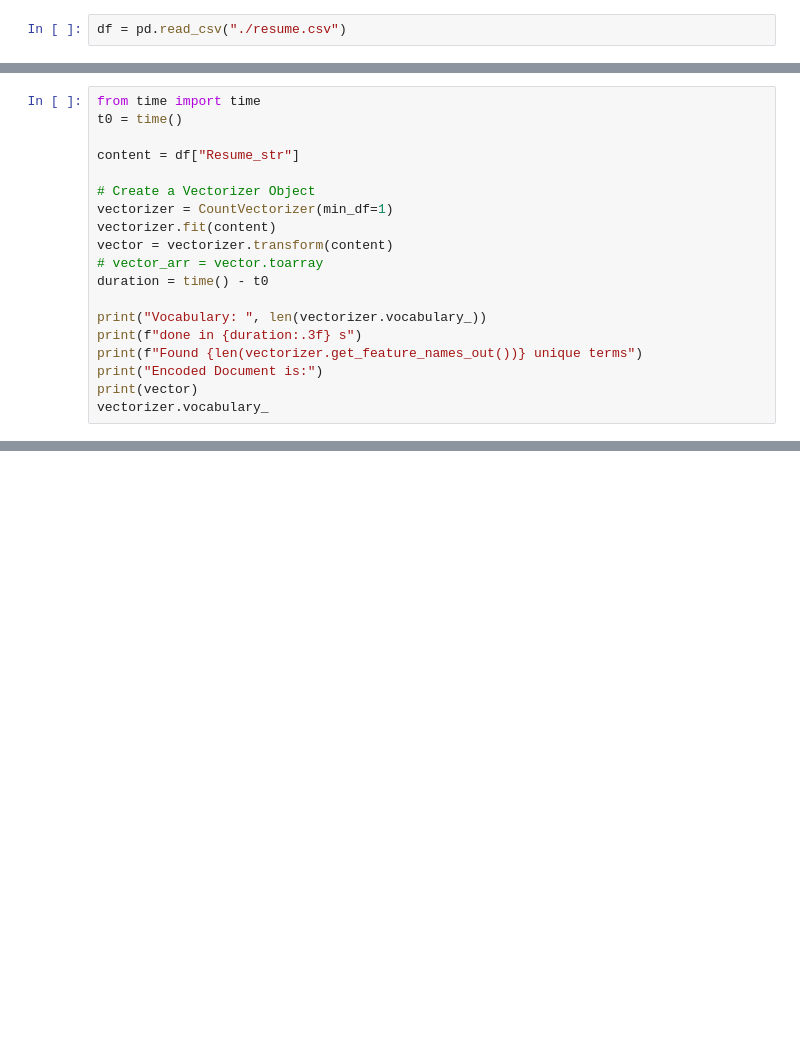
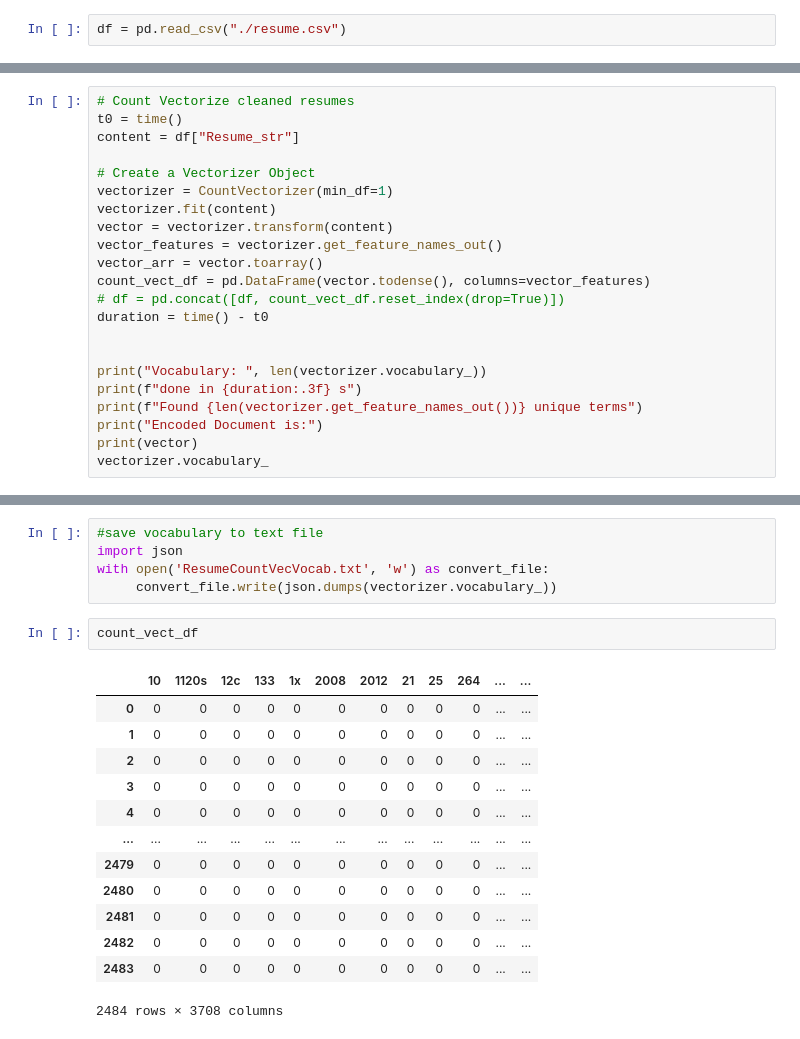
Before and after one commit to UTD-AIS-Mentorship/Resume-Grading-and-Job-Recommendation-Fall-22, a Jupyter notebook: Count Vectorize Resume Linkedin Keywords/Count Vectorization.ipynb, the cells around one changed output, grey strips where cells are left out. Drawn from its saved outputs; the diff is of its cells as text; blank space fills up the shorter version.

```diff
--- a/Count Vectorize Resume Linkedin Keywords/Count Vectorization.ipynb
+++ b/Count Vectorize Resume Linkedin Keywords/Count Vectorization.ipynb
@@ -124,15 +105,18 @@ Name: Resume_str, Length: 2484, dtype: object
 # %%
-from time import time
+# Count Vectorize cleaned resumes
 t0 = time()
-
 content = df["Resume_str"]
 
 # Create a Vectorizer Object
 vectorizer = CountVectorizer(min_df=1)
 vectorizer.fit(content)
 vector = vectorizer.transform(content)
-# vector_arr = vector.toarray
+vector_features = vectorizer.get_feature_names_out()
+vector_arr = vector.toarray()
+count_vect_df = pd.DataFrame(vector.todense(), columns=vector_features)
+# df = pd.concat([df, count_vect_df.reset_index(drop=True)])
 duration = time() - t0
+
 
 print("Vocabulary: ", len(vectorizer.vocabulary_))
 print(f"done in {duration:.3f} s")
@@ -177 +161,22 @@ Encoded Document is:
  ...}
+# %%
+#save vocabulary to text file
+import json
+with open('ResumeCountVecVocab.txt', 'w') as convert_file:
+     convert_file.write(json.dumps(vectorizer.vocabulary_))
+# %%
+count_vect_df
+# %% [output]
+|  | 10 | 1120s | 12c | 133 | 1x | 2008 | 2012 | 21 | 25 | 264 | ... | ... |
+| 0 | 0 | 0 | 0 | 0 | 0 | 0 | 0 | 0 | 0 | 0 | ... | ... |
+| 1 | 0 | 0 | 0 | 0 | 0 | 0 | 0 | 0 | 0 | 0 | ... | ... |
+| 2 | 0 | 0 | 0 | 0 | 0 | 0 | 0 | 0 | 0 | 0 | ... | ... |
+| 3 | 0 | 0 | 0 | 0 | 0 | 0 | 0 | 0 | 0 | 0 | ... | ... |
+| 4 | 0 | 0 | 0 | 0 | 0 | 0 | 0 | 0 | 0 | 0 | ... | ... |
+| ... | ... | ... | ... | ... | ... | ... | ... | ... | ... | ... | ... | ... |
+| 2479 | 0 | 0 | 0 | 0 | 0 | 0 | 0 | 0 | 0 | 0 | ... | ... |
+| 2480 | 0 | 0 | 0 | 0 | 0 | 0 | 0 | 0 | 0 | 0 | ... | ... |
+| 2481 | 0 | 0 | 0 | 0 | 0 | 0 | 0 | 0 | 0 | 0 | ... | ... |
+| 2482 | 0 | 0 | 0 | 0 | 0 | 0 | 0 | 0 | 0 | 0 | ... | ... |
+| 2483 | 0 | 0 | 0 | 0 | 0 | 0 | 0 | 0 | 0 | 0 | ... | ... |
+2484 rows × 3708 columns
```
Also changed, not shown: parts of 16 cells of this notebook, 3 other files.
